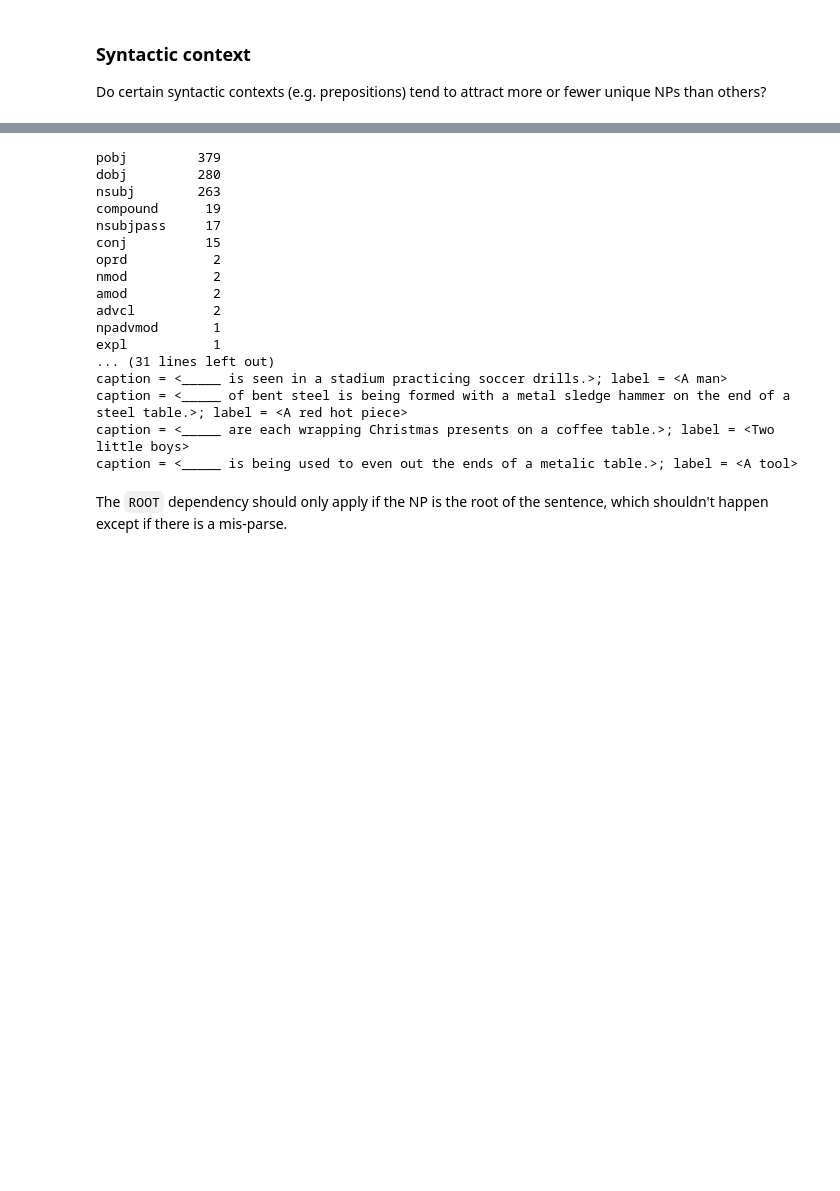
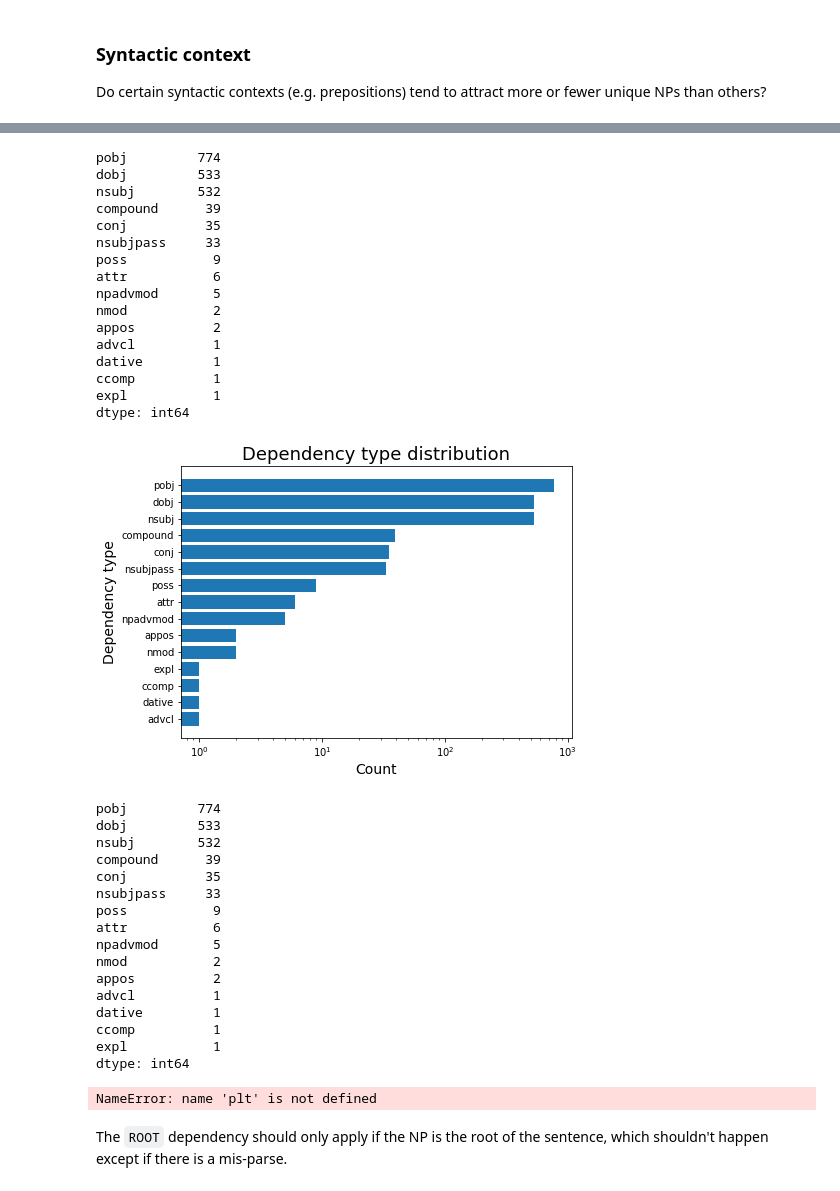
Before and after one commit to MichiganNLP/video-fill-in-the-blank, a Jupyter notebook: notebooks/compute_annotator_statistics.ipynb, the cells around one changed output, grey strips where cells are left out. Cells and saved outputs as stored; diff of their text form; code cells hidden in the pictures; blank space fills up the shorter version.

Commit message:
added plot for dependency category counts

```diff
--- a/notebooks/compute_annotator_statistics.ipynb
+++ b/notebooks/compute_annotator_statistics.ipynb
@@ -1169,8 +1151,39 @@ bad sentence <Two young kids are at the kitchen table playing a game of scrabble
+# %%
+## plot counts
+import pandas as pd
+parsed_annotated_data = list(filter(lambda x: len(x['label_dep']) > 0, annotated_data))
+label_dep_counts = pd.Series([x['label_dep'][0] for x in parsed_annotated_data]).value_counts()
+print(label_dep_counts)
+import matplotlib
+%matplotlib inline
+import matplotlib.pyplot as plt
+label_dep_counts.sort_values(inplace=True, ascending=True)
+plt.figure(figsize=(7,5))
+plt.barh(label_dep_counts.index, label_dep_counts)
+plt.xscale('log')
+plt.xlabel('Count', fontsize=14)
+plt.ylabel('Dependency type', fontsize=14)
+plt.title('Dependency type distribution', fontsize=18)
+plt.show()
+# %% [output]
+pobj         774
+dobj         533
+nsubj        532
+compound      39
+conj          35
+nsubjpass     33
+poss           9
+attr           6
+npadvmod       5
+nmod           2
+appos          2
+advcl          1
+dative         1
+ccomp          1
+expl           1
+dtype: int64
+[figure, added]
 # %%
-import pandas as pd
-parsed_annotated_data = list(filter(lambda x: len(x['label_dep']) > 0, annotated_data))
-label_dep_counts = pd.Series([x['label_dep'][0] for x in parsed_annotated_data]).value_counts()
-print(label_dep_counts)
 ## get examples of top-k
 top_k = 5
 sample_size = 5
@@ -1181,23 +1194,23 @@ for dep_i in label_dep_counts.index[:top_k]:
     for sample_data_j in sample_data_i:
         print(f'caption = <{sample_data_j[0]}>; label = <{sample_data_j[1]}>')
 # %% [output]
-pobj         379
-dobj         280
-nsubj        263
-compound      19
-nsubjpass     17
-conj          15
-oprd           2
+pobj         774
+dobj         533
+nsubj        532
+compound      39
+conj          35
+nsubjpass     33
+poss           9
+attr           6
+npadvmod       5
 nmod           2
-amod           2
-advcl          2
-npadvmod       1
+appos          2
+advcl          1
+dative         1
+ccomp          1
 expl           1
-... (31 lines left out)
-caption = <_____ is seen in a stadium practicing soccer drills.>; label = <A man>
-caption = <_____ of bent steel is being formed with a metal sledge hammer on the end of a  steel table.>; label = <A red hot piece>
-caption = <_____ are each wrapping Christmas presents on a coffee table.>; label = <Two little boys>
-caption = <_____ is being used to even out the ends of a metalic table.>; label = <A tool>
+dtype: int64
+NameError: name 'plt' is not defined
 # %% [markdown]
 The `ROOT` dependency should only apply if the NP is the root of the sentence, which shouldn't happen except if there is a mis-parse.
 # %%
```
Also changed, not shown: parts of 4 cells of this notebook.
